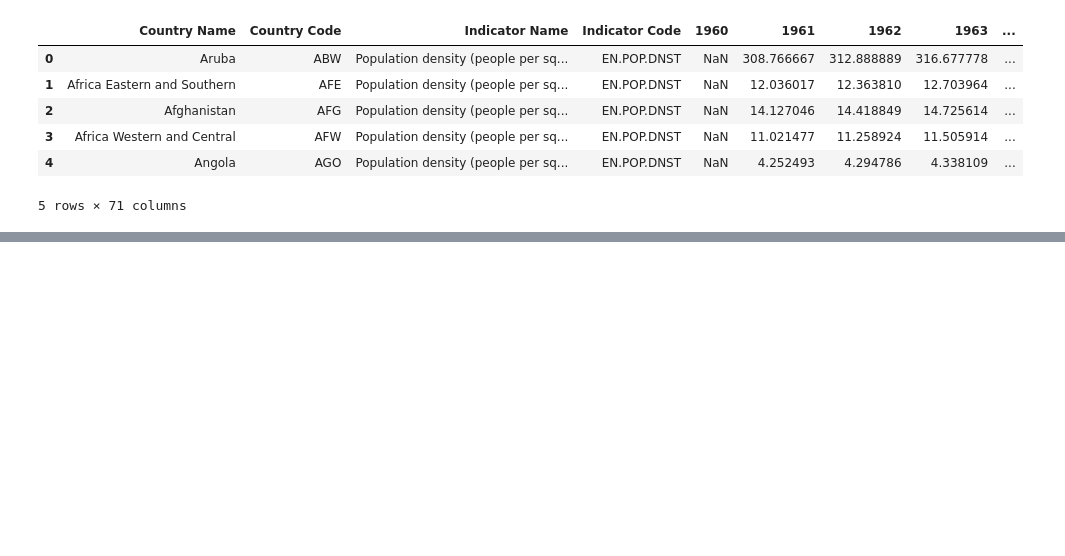
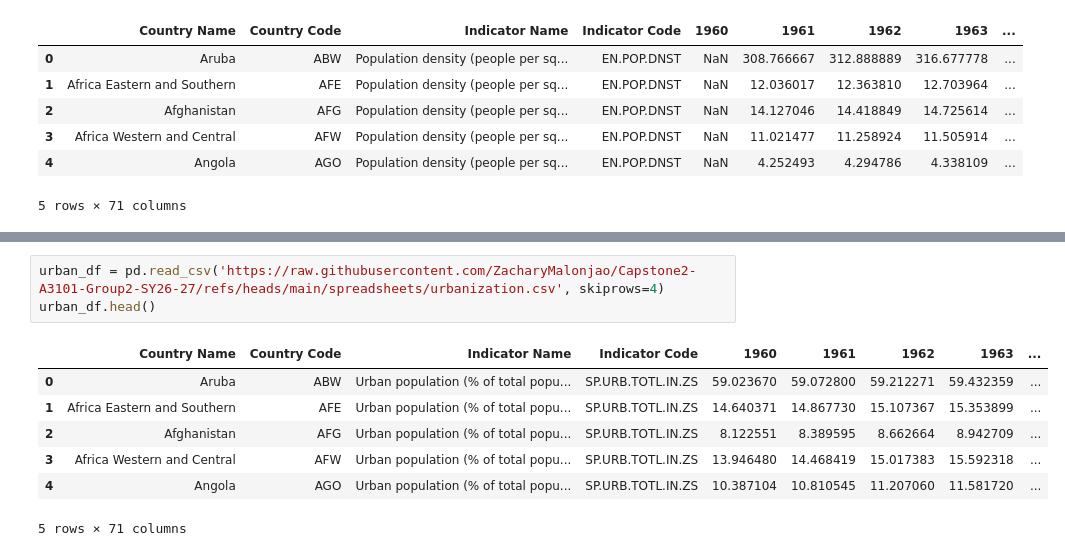
Before and after one commit to ZacharyMalonjao/Capstone2-A3101-Group2-SY26-27, a Jupyter notebook: ipynb_notebooks/malaria.ipynb, the cells around one changed output, grey strips where cells are left out. Saved outputs shown, nothing was run; the diff lists cells and outputs as text; blank space fills up the shorter version.

```diff
--- a/ipynb_notebooks/malaria.ipynb
+++ b/ipynb_notebooks/malaria.ipynb
@@ -360,0 +492,11 @@ gdp_df['Country Code'] = gdp_df['Country Code'].str.strip().str.upper()
+# %%
+urban_df = pd.read_csv('https://raw.githubusercontent.com/ZacharyMalonjao/Capstone2-A3101-Group2-SY26-27/refs/heads/main/spreadsheets/urbanization.csv', skiprows=4)
+urban_df.head()
+# %% [output]
+|  | Country Name | Country Code | Indicator Name | Indicator Code | 1960 | 1961 | 1962 | 1963 | ... |
+| 0 | Aruba | ABW | Urban population (% of total popu... | SP.URB.TOTL.IN.ZS | 59.023670 | 59.072800 | 59.212271 | 59.432359 | ... |
+| 1 | Africa Eastern and Southern | AFE | Urban population (% of total popu... | SP.URB.TOTL.IN.ZS | 14.640371 | 14.867730 | 15.107367 | 15.353899 | ... |
+| 2 | Afghanistan | AFG | Urban population (% of total popu... | SP.URB.TOTL.IN.ZS | 8.122551 | 8.389595 | 8.662664 | 8.942709 | ... |
+| 3 | Africa Western and Central | AFW | Urban population (% of total popu... | SP.URB.TOTL.IN.ZS | 13.946480 | 14.468419 | 15.017383 | 15.592318 | ... |
+| 4 | Angola | AGO | Urban population (% of total popu... | SP.URB.TOTL.IN.ZS | 10.387104 | 10.810545 | 11.207060 | 11.581720 | ... |
+5 rows × 71 columns
```
Also changed, not shown: parts of 28 cells of this notebook.
